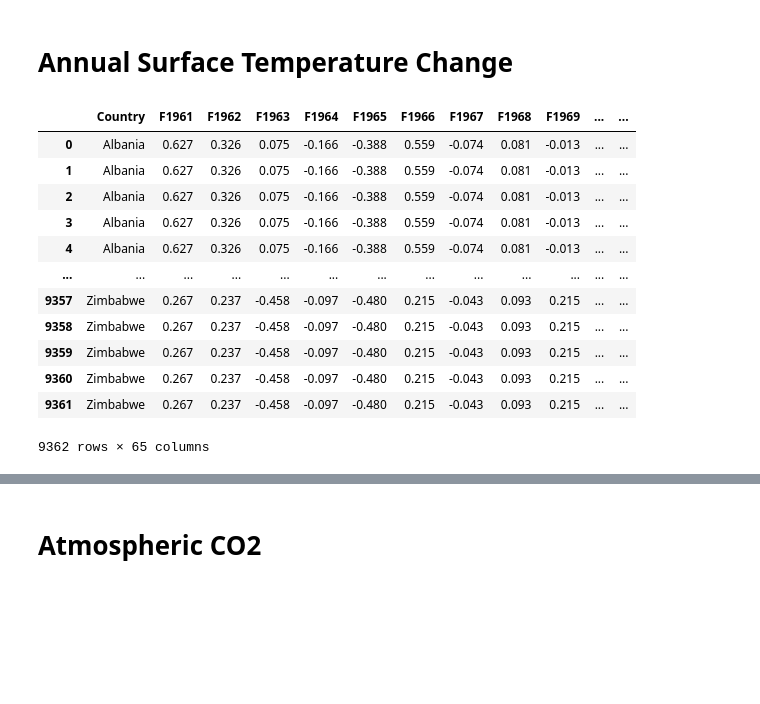
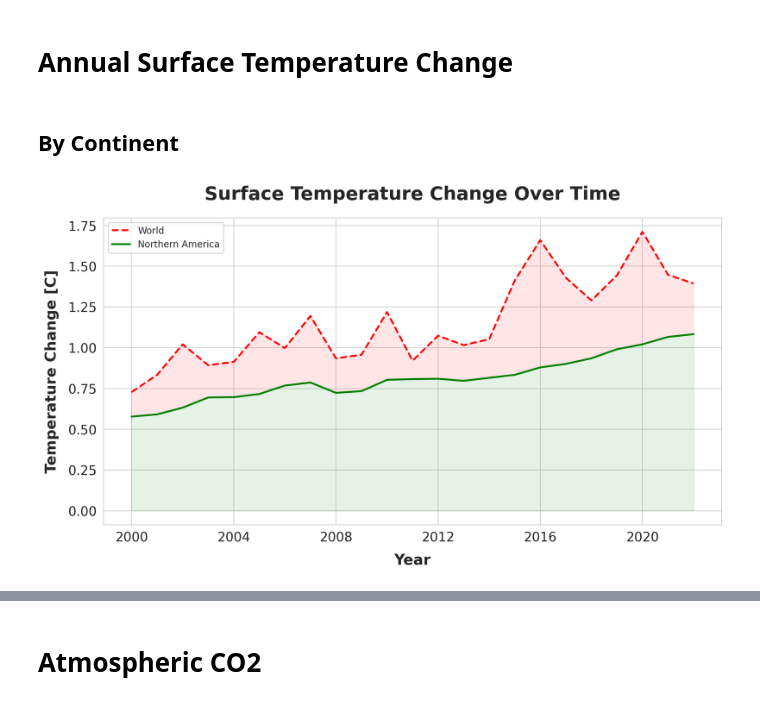
Before and after one commit to RicoFio/6.C85, a Jupyter notebook: projects/assignments/a4/data/a4_analysis.ipynb, the cells around one changed output, grey strips where cells are left out. Cells and saved outputs as stored; diff of their text form; code cells hidden in the pictures; blank space fills up the shorter version.

```diff
--- a/projects/assignments/a4/data/a4_analysis.ipynb
+++ b/projects/assignments/a4/data/a4_analysis.ipynb
@@ -87,19 +90,48 @@ annual_surface_temp_change = pd.read_csv('./IMF-CID/Annual_Surface_Temperature_C
 # %%
 annual_surface_temp_change_filtered = annual_surface_temp_change[~annual_surface_temp_change['ISO3'].isin(countries_to_exclude)]
 annual_surface_temp_change_filtered = annual_surface_temp_change_filtered[['Country'] + [e for e in annual_surface_temp_change_filtered.columns if re.match('F[0-9]{4}', e)]]
+# %% [markdown]
+## By Continent
 # %%
-annual_surface_temp_change_filtered_w_continents = annual_surface_temp_change_filtered.merge(population_data_df[['country', 'continent']], left_on='Country', right_on='country')
+annual_surface_temp_change_filtered_wc = annual_surface_temp_change_filtered.merge(population_data_df[['country', 'continent']], left_on='Country', right_on='country')
+annual_surface_temp_change_filtered_wc['Continent'] = annual_surface_temp_change_filtered_wc['continent']
+annual_surface_temp_change_filtered_wc = annual_surface_temp_change_filtered_wc.drop(columns=['country', 'Country', 'continent'])
-# %% [output]
-|  | Country | F1961 | F1962 | F1963 | F1964 | F1965 | F1966 | F1967 | F1968 | F1969 | ... | ... |
-| 0 | Albania | 0.627 | 0.326 | 0.075 | -0.166 | -0.388 | 0.559 | -0.074 | 0.081 | -0.013 | ... | ... |
-| 1 | Albania | 0.627 | 0.326 | 0.075 | -0.166 | -0.388 | 0.559 | -0.074 | 0.081 | -0.013 | ... | ... |
-| 2 | Albania | 0.627 | 0.326 | 0.075 | -0.166 | -0.388 | 0.559 | -0.074 | 0.081 | -0.013 | ... | ... |
-| 3 | Albania | 0.627 | 0.326 | 0.075 | -0.166 | -0.388 | 0.559 | -0.074 | 0.081 | -0.013 | ... | ... |
-| 4 | Albania | 0.627 | 0.326 | 0.075 | -0.166 | -0.388 | 0.559 | -0.074 | 0.081 | -0.013 | ... | ... |
-| ... | ... | ... | ... | ... | ... | ... | ... | ... | ... | ... | ... | ... |
-| 9357 | Zimbabwe | 0.267 | 0.237 | -0.458 | -0.097 | -0.480 | 0.215 | -0.043 | 0.093 | 0.215 | ... | ... |
-| 9358 | Zimbabwe | 0.267 | 0.237 | -0.458 | -0.097 | -0.480 | 0.215 | -0.043 | 0.093 | 0.215 | ... | ... |
-| 9359 | Zimbabwe | 0.267 | 0.237 | -0.458 | -0.097 | -0.480 | 0.215 | -0.043 | 0.093 | 0.215 | ... | ... |
-| 9360 | Zimbabwe | 0.267 | 0.237 | -0.458 | -0.097 | -0.480 | 0.215 | -0.043 | 0.093 | 0.215 | ... | ... |
-| 9361 | Zimbabwe | 0.267 | 0.237 | -0.458 | -0.097 | -0.480 | 0.215 | -0.043 | 0.093 | 0.215 | ... | ... |
-9362 rows × 65 columns
+# %%
+astcf_wc_grouped = annual_surface_temp_change_filtered_wc.groupby('Continent').mean().reset_index()
+# %%
+astcgc_melted = astcf_wc_grouped.melt(id_vars='Continent', var_name='Financial Year', value_name='Value')
+astcgc_melted['Financial Year'] = pd.to_datetime(astcgc_melted['Financial Year'], format='F%Y')
+# %%
+astcgc_pivoted = astcgc_melted.pivot(index='Financial Year', columns='Continent', values='Value')
+# %%
+N = 10  # Window size
+
+data = astcgc_pivoted.copy(deep=True)
+data['Northern America'] = astcgc_pivoted['Northern America'].rolling(window=N).mean()
+
+fig, ax = plt.subplots(1,1,figsize=(12, 6))
+
+# Sort DataFrame columns based on the last row's values
+sorted_columns = data[['World', 'Northern America']].iloc[-1].sort_values(ascending=False).index
+sorted_df = data[sorted_columns]
+
+cutoff = dt.datetime(year=2000, month=1, day=1)
+f_sorted_df = sorted_df[sorted_df.index >= cutoff]
+
+# Plot each line
+ax.plot(f_sorted_df.index, f_sorted_df['World'], label='World', linestyle='--', color='red')
+ax.plot(f_sorted_df.index, f_sorted_df['Northern America'], label='Northern America', linestyle='-', color='green')
+
+ax.fill_between(x=f_sorted_df.index, y1=f_sorted_df['Northern America'], y2=f_sorted_df['World'], color='red', alpha=0.1)
+ax.fill_between(x=f_sorted_df.index, y1=0, y2=f_sorted_df['Northern America'], color='green', alpha=0.1)
+# Adjust legend
+# The legend will automatically order based on the plotting order, which is now sorted
+ax.legend(title='')
+ax.set_title('Surface Temperature Change Over Time')
+# ax.set_ylim(0,20000)
+ax.set_xlabel('Year')
+ax.set_ylabel('Temperature Change [C]')
+fig.savefig('./surface_temp_us_wins.svg')
+plt.show()
+# %% [output]
+[figure, added]
```
Also changed, not shown: parts of 13 cells of this notebook, 2 other files.
